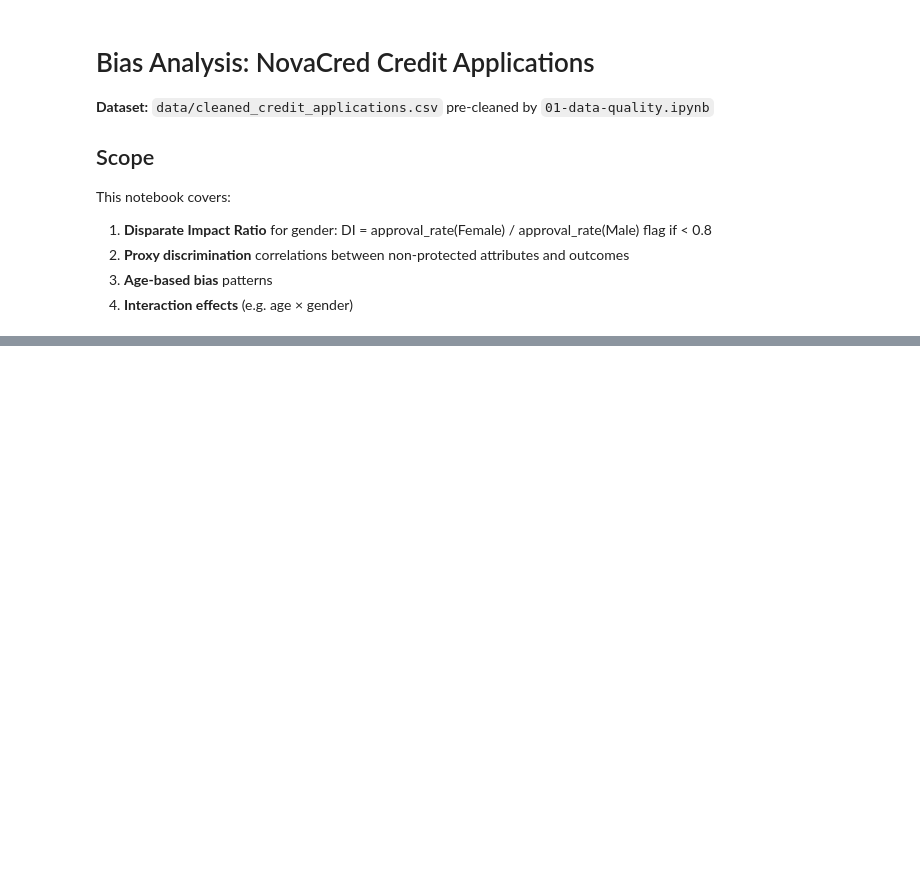
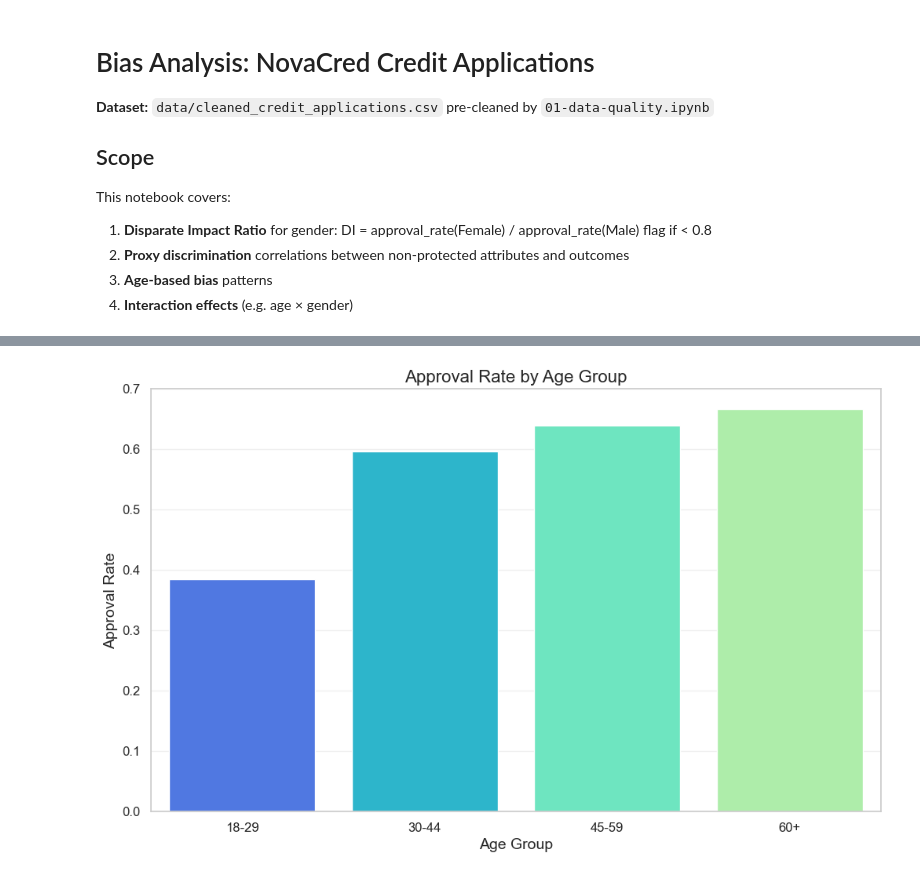
Before and after one commit to RubenVet9938/dego-project-team8, a Jupyter notebook: notebooks/02-bias-analysis.ipynb, the cells around one changed output, grey strips where cells are left out. Drawn from its saved outputs; the diff is of its cells as text; code cells hidden in the pictures; blank space fills up the shorter version.

```diff
--- a/notebooks/02-bias-analysis.ipynb
+++ b/notebooks/02-bias-analysis.ipynb
@@ -37,0 +178,15 @@ Loaded 500 records with 37 columns
+# %%
+sns.barplot(
+    x="age_group",
+    y="decision_loan_approved",
+    data=df_analysis,
+    estimator=lambda x: sum(x)/len(x),
+    hue="age_group",
+    errorbar=None
+)
+plt.title("Approval Rate by Age Group")
+plt.ylabel("Approval Rate")
+plt.xlabel("Age Group")
+plt.show()
+# %% [output]
+[figure, added]
```
Also changed, not shown: parts of 13 cells of this notebook, 1 other file.
